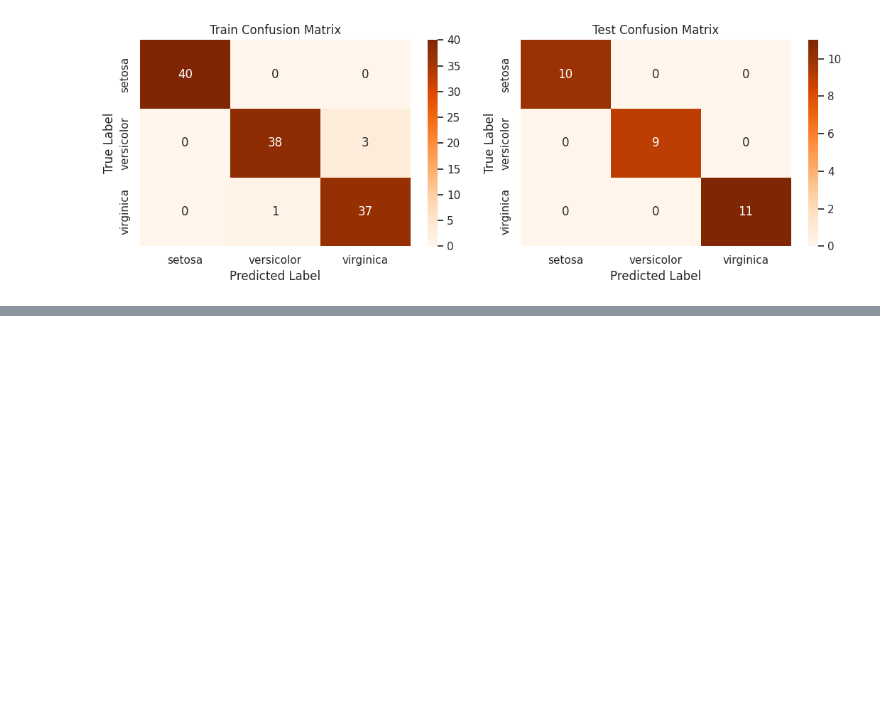
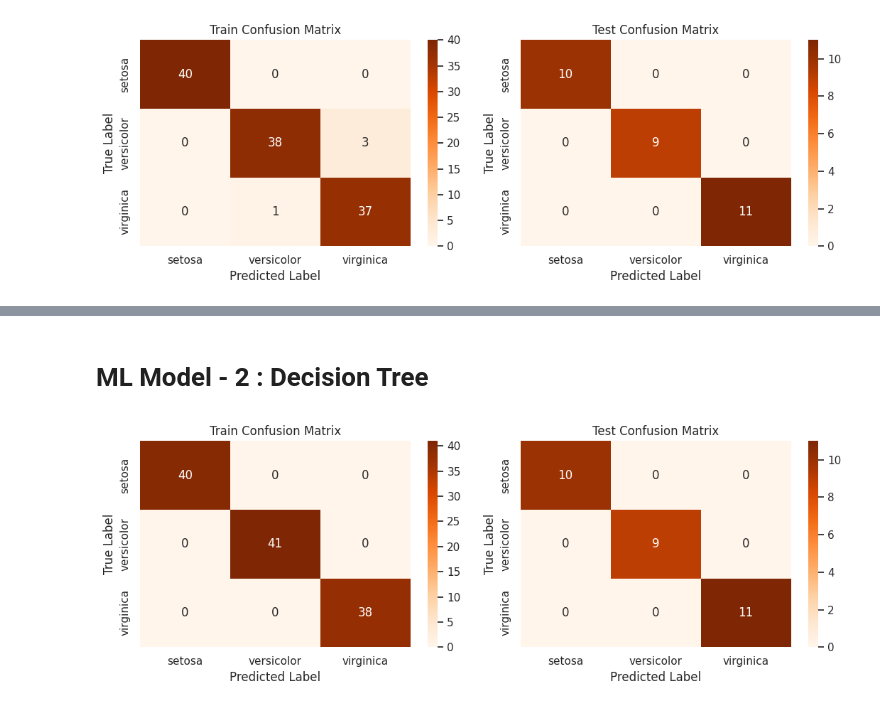
Before and after one commit to Aya11ali/Iris_Flower_Classification, a Jupyter notebook: Iris_Flower_Classification.ipynb, the cells around one changed output, grey strips where cells are left out. Drawn from its saved outputs; the diff is of its cells as text; code cells hidden in the pictures; blank space fills up the shorter version.

```diff
--- a/Iris_Flower_Classification.ipynb
+++ b/Iris_Flower_Classification.ipynb
@@ -350,0 +426,12 @@ score
+# %% [markdown]
+# ML Model - 2 : Decision Tree
+# %%
+dt_model = DecisionTreeClassifier(random_state=20)
+
+model_ = ModelEvaluation(class_names=iris.target_names, model=dt_model, x_train=x_train, x_test=x_test, y_train=y_train, y_test=y_test)
+model_.evaluate()                     # Fit + predict
+model_.calculate_confusion_matrix()   # Generate matrices
+model_.plot_confusion_matrix()        # Plot them
+model_.calculate_model_score()        # Generate metrics + reports
+# %% [output]
+[figure, added]
```
Also changed, not shown: parts of 19 cells of this notebook.
